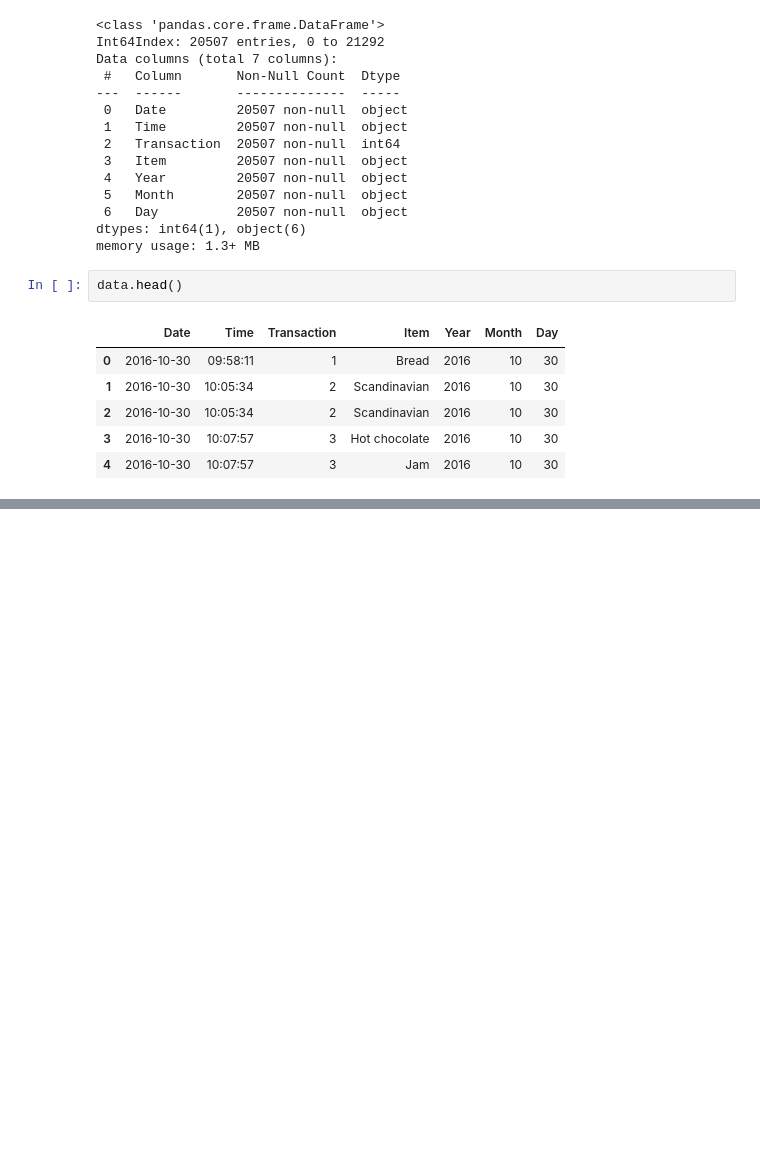
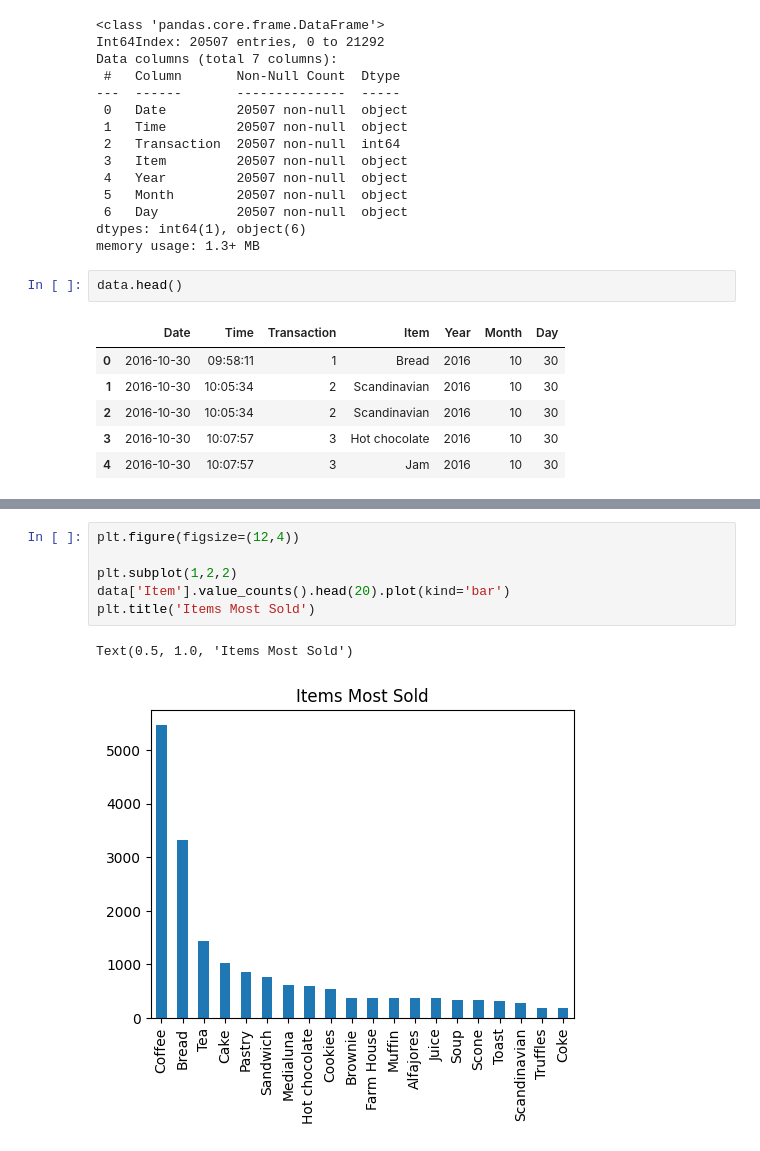
Before and after one commit to nadeap/Machine-Learning, a Jupyter notebook: Market Basket Analysis/mba.ipynb, the cells around one changed output, grey strips where cells are left out. Saved outputs shown, nothing was run; the diff lists cells and outputs as text; blank space fills up the shorter version.

```diff
--- a/Market Basket Analysis/mba.ipynb
+++ b/Market Basket Analysis/mba.ipynb
@@ -133,0 +186,9 @@ data.head()
+# %%
+plt.figure(figsize=(12,4))
+
+plt.subplot(1,2,2)
+data['Item'].value_counts().head(20).plot(kind='bar')
+plt.title('Items Most Sold')
+# %% [output]
+Text(0.5, 1.0, 'Items Most Sold')
+[figure, added]
```
Also changed, not shown: parts of 6 cells of this notebook.
